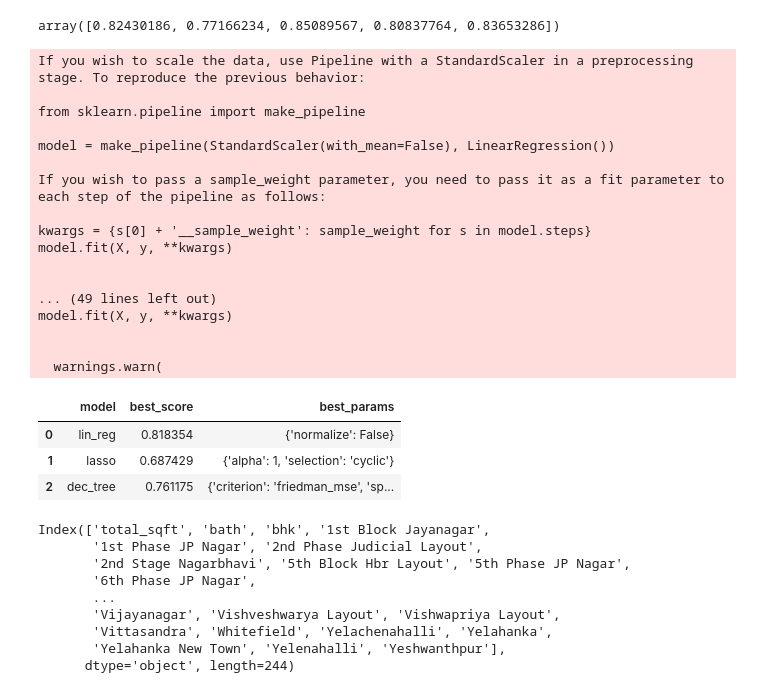
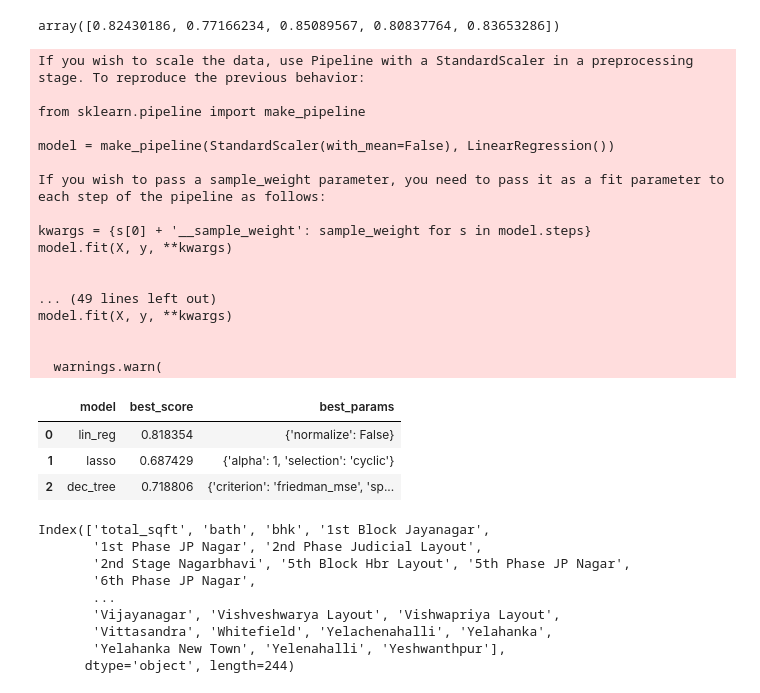
Before and after one commit to sinchan-s/bangalore-house-prediction-ml-with-site, a Jupyter notebook: model/bhp_predictor.ipynb, the cells around one changed output. Cells and saved outputs as stored; diff of their text form; code cells hidden in the pictures.

```diff
--- a/model/bhp_predictor.ipynb
+++ b/model/bhp_predictor.ipynb
@@ -462,29 +464,29 @@ def find_best_model_by_gcv(X,y):
         })
     return pd.DataFrame(scores, columns=['model','best_score','best_params'])
 # %%
-find_best_model_by_gcv(X,y)
+find_best_model_by_gcv(X.values,y)
 # %% [output]
 If you wish to scale the data, use Pipeline with a StandardScaler in a preprocessing stage. To reproduce the previous behavior:
 
 from sklearn.pipeline import make_pipeline
 
 model = make_pipeline(StandardScaler(with_mean=False), LinearRegression())
 
 If you wish to pass a sample_weight parameter, you need to pass it as a fit parameter to each step of the pipeline as follows:
 
 kwargs = {s[0] + '__sample_weight': sample_weight for s in model.steps}
 model.fit(X, y, **kwargs)
 
 
 ... (49 lines left out)
 model.fit(X, y, **kwargs)
 
 
   warnings.warn(
 |  | model | best_score | best_params |
 | 0 | lin_reg | 0.818354 | {'normalize': False} |
 | 1 | lasso | 0.687429 | {'alpha': 1, 'selection': 'cyclic'} |
-| 2 | dec_tree | 0.761175 | {'criterion': 'friedman_mse', 'sp... |
+| 2 | dec_tree | 0.718806 | {'criterion': 'friedman_mse', 'sp... |
 # %%
 def predict_price(location,sqft,bath,bhk):
     loc_index = np.where(X.columns==location)[0][0]
```
Also changed, not shown: parts of 2 cells of this notebook.
